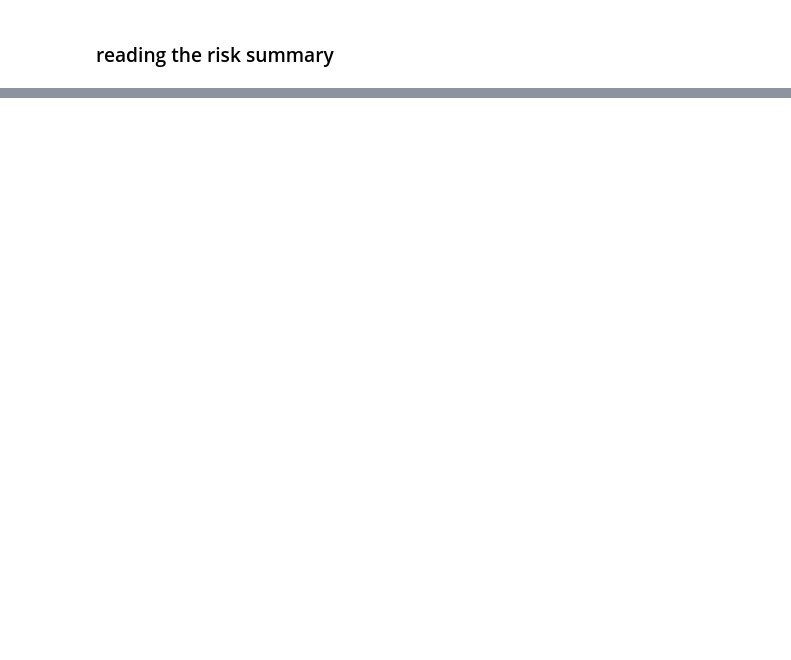
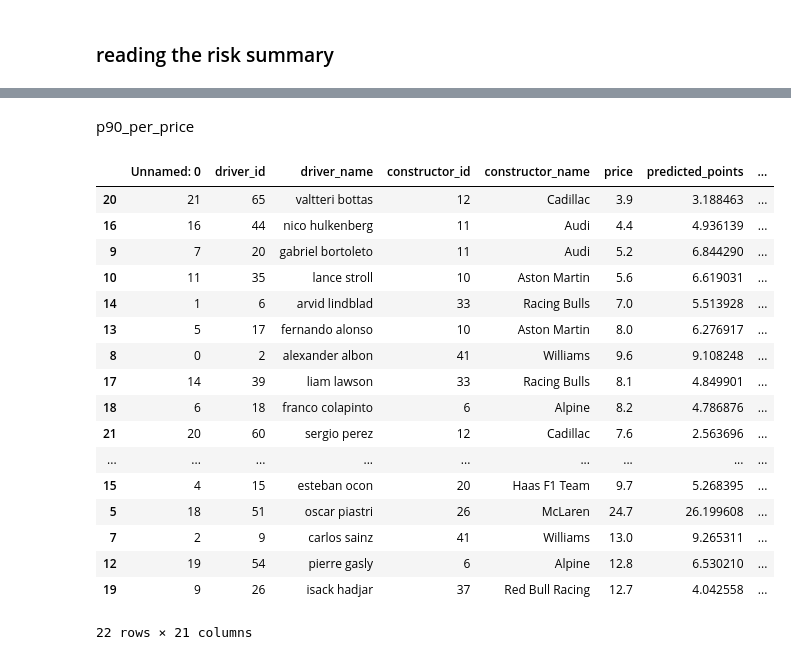
Before and after one commit to jguptil1/F1Fantasy, a Jupyter notebook: src/simulation/test.ipynb, the cells around one changed output, grey strips where cells are left out. Saved outputs shown, nothing was run; the diff lists cells and outputs as text; code cells hidden in the pictures; blank space fills up the shorter version.

```diff
--- a/src/simulation/test.ipynb
+++ b/src/simulation/test.ipynb
@@ -112,0 +138,23 @@ driver_summary.sort_values("mean_sim_points", ascending=False)
+# %% [markdown]
+p90_per_price
+# %%
+driver_summary.sort_values("p90_per_price", ascending=False)
+# %% [output]
+|  | Unnamed: 0 | driver_id | driver_name | constructor_id | constructor_name | price | predicted_points | ... |
+| 20 | 21 | 65 | valtteri bottas | 12 | Cadillac | 3.9 | 3.188463 | ... |
+| 16 | 16 | 44 | nico hulkenberg | 11 | Audi | 4.4 | 4.936139 | ... |
+| 9 | 7 | 20 | gabriel bortoleto | 11 | Audi | 5.2 | 6.844290 | ... |
+| 10 | 11 | 35 | lance stroll | 10 | Aston Martin | 5.6 | 6.619031 | ... |
+| 14 | 1 | 6 | arvid lindblad | 33 | Racing Bulls | 7.0 | 5.513928 | ... |
+| 13 | 5 | 17 | fernando alonso | 10 | Aston Martin | 8.0 | 6.276917 | ... |
+| 8 | 0 | 2 | alexander albon | 41 | Williams | 9.6 | 9.108248 | ... |
+| 17 | 14 | 39 | liam lawson | 33 | Racing Bulls | 8.1 | 4.849901 | ... |
+| 18 | 6 | 18 | franco colapinto | 6 | Alpine | 8.2 | 4.786876 | ... |
+| 21 | 20 | 60 | sergio perez | 12 | Cadillac | 7.6 | 2.563696 | ... |
+| ... | ... | ... | ... | ... | ... | ... | ... | ... |
+| 15 | 4 | 15 | esteban ocon | 20 | Haas F1 Team | 9.7 | 5.268395 | ... |
+| 5 | 18 | 51 | oscar piastri | 26 | McLaren | 24.7 | 26.199608 | ... |
+| 7 | 2 | 9 | carlos sainz | 41 | Williams | 13.0 | 9.265311 | ... |
+| 12 | 19 | 54 | pierre gasly | 6 | Alpine | 12.8 | 6.530210 | ... |
+| 19 | 9 | 26 | isack hadjar | 37 | Red Bull Racing | 12.7 | 4.042558 | ... |
+22 rows × 21 columns
```
Also changed, not shown: parts of 8 cells of this notebook, 9 other files.
